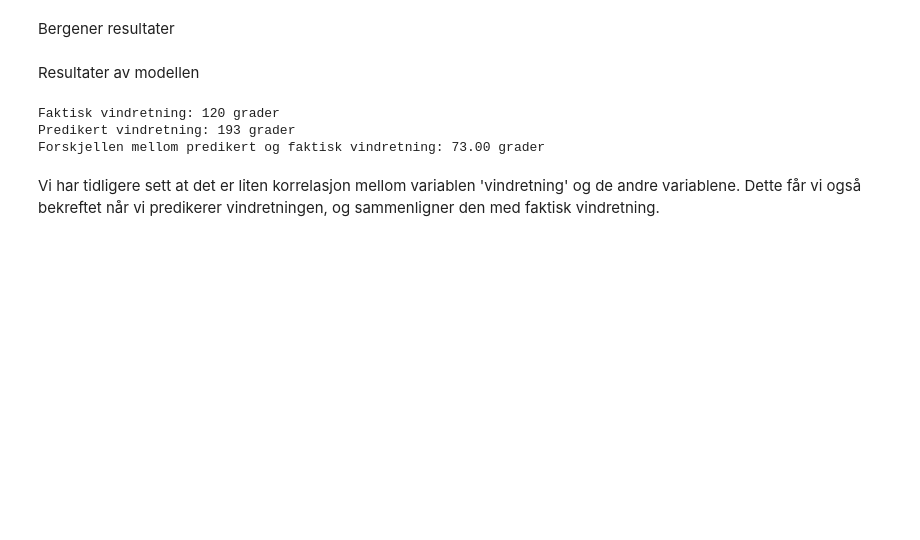
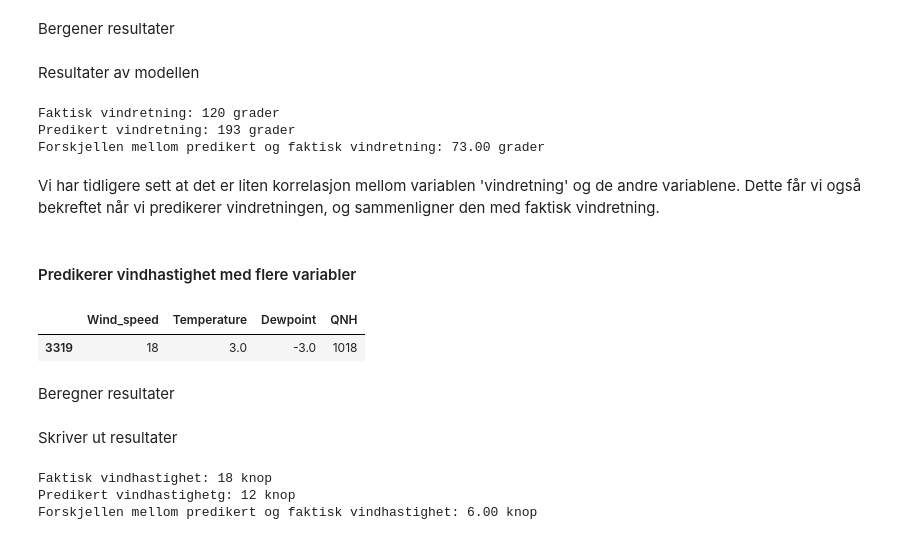
Before and after one commit to oaherrem/Prosjektgruppe55, a Jupyter notebook: notebooks/06_prediktiv_analyse.ipynb, the cells around one changed output. Saved outputs shown, nothing was run; the diff lists cells and outputs as text; code cells hidden in the pictures; blank space fills up the shorter version.

```diff
--- a/notebooks/06_prediktiv_analyse.ipynb
+++ b/notebooks/06_prediktiv_analyse.ipynb
@@ -174,3 +199,7 @@ Predikert vindretning: 193 grader
 Forskjellen mellom predikert og faktisk vindretning: 73.00 grader
 # %% [markdown]
 Vi har tidligere sett at det er liten korrelasjon mellom variablen 'vindretning' og de andre variablene. Dette får vi også bekreftet når vi predikerer vindretningen, og sammenligner den med faktisk vindretning.
+# %% [markdown]
+#### Predikerer vindhastighet med flere variabler
+# %%
+df_airport = df_airport[['Wind_speed','Temperature','Dewpoint','QNH']].dropna()
@@ -176,0 +214,7 @@ Vi har tidligere sett at det er liten korrelasjon mellom variablen 'vindretning'
+# %%
+# Vilkårlig test for å se om det funker
+sample_data = df_airport.sample(1)
+sample_data
+# %% [output]
+|  | Wind_speed | Temperature | Dewpoint | QNH |
+| 3319 | 18 | 3.0 | -3.0 | 1018 |
@@ -176,0 +225,2 @@ Vi har tidligere sett at det er liten korrelasjon mellom variablen 'vindretning'
+# %% [markdown]
+Beregner resultater
@@ -176,0 +233,10 @@ Vi har tidligere sett at det er liten korrelasjon mellom variablen 'vindretning'
+# %% [markdown]
+Skriver ut resultater
+# %%
+print(f"Faktisk vindhastighet: {y_act} knop")
+print(f"Predikert vindhastighetg: {y_pred} knop")
+print(f"Forskjellen mellom predikert og faktisk vindhastighet: {diff:.2f} knop")
+# %% [output]
+Faktisk vindhastighet: 18 knop
+Predikert vindhastighetg: 12 knop
+Forskjellen mellom predikert og faktisk vindhastighet: 6.00 knop
```
Also changed, not shown: parts of 16 cells of this notebook, 1 other file.
